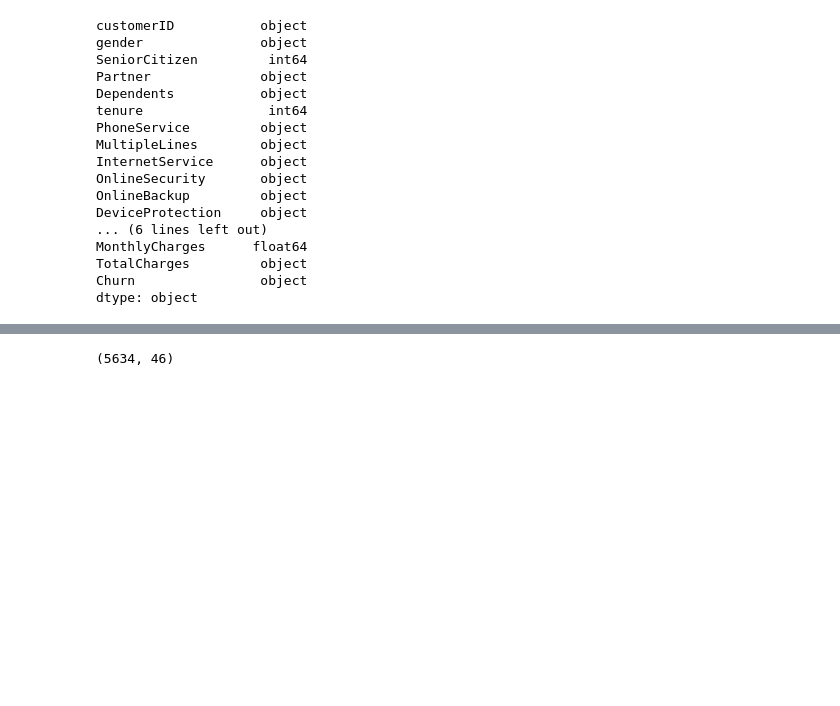
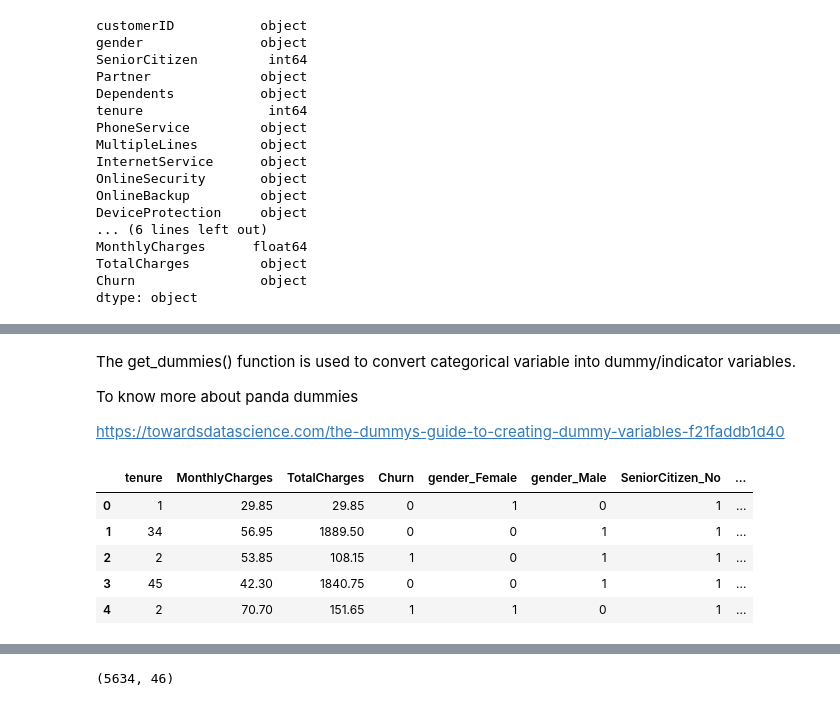
Before and after one commit to indranilmaiti/churn_model_poc, a Jupyter notebook: churn_model.ipynb, the cells around one changed output, grey strips where cells are left out. Saved outputs shown, nothing was run; the diff lists cells and outputs as text; code cells hidden in the pictures; blank space fills up the shorter version.

```diff
--- a/churn_model.ipynb
+++ b/churn_model.ipynb
@@ -67,8 +69,23 @@ data.TotalCharges = data.TotalCharges.astype(float)
 data.drop("customerID", axis= 1, inplace= True)
 # %%
 data.Churn.replace(["Yes", "No"], [1, 0], inplace= True)
+# %% [markdown]
+The get_dummies() function is used to convert categorical variable into dummy/indicator variables.
+
+To know more about panda dummies
+
+https://towardsdatascience.com/the-dummys-guide-to-creating-dummy-variables-f21faddb1d40
 # %%
 data = pd.get_dummies(data)
+# %%
+data.head(5)
+# %% [output]
+|  | tenure | MonthlyCharges | TotalCharges | Churn | gender_Female | gender_Male | SeniorCitizen_No | ... |
+| 0 | 1 | 29.85 | 29.85 | 0 | 1 | 0 | 1 | ... |
+| 1 | 34 | 56.95 | 1889.50 | 0 | 0 | 1 | 1 | ... |
+| 2 | 2 | 53.85 | 108.15 | 1 | 0 | 1 | 1 | ... |
+| 3 | 45 | 42.30 | 1840.75 | 0 | 0 | 1 | 1 | ... |
+| 4 | 2 | 70.70 | 151.65 | 1 | 1 | 0 | 1 | ... |
 # %%
 X = data.drop("Churn", axis= 1)
 y = data.Churn
```
Also changed, not shown: parts of 15 cells of this notebook.
